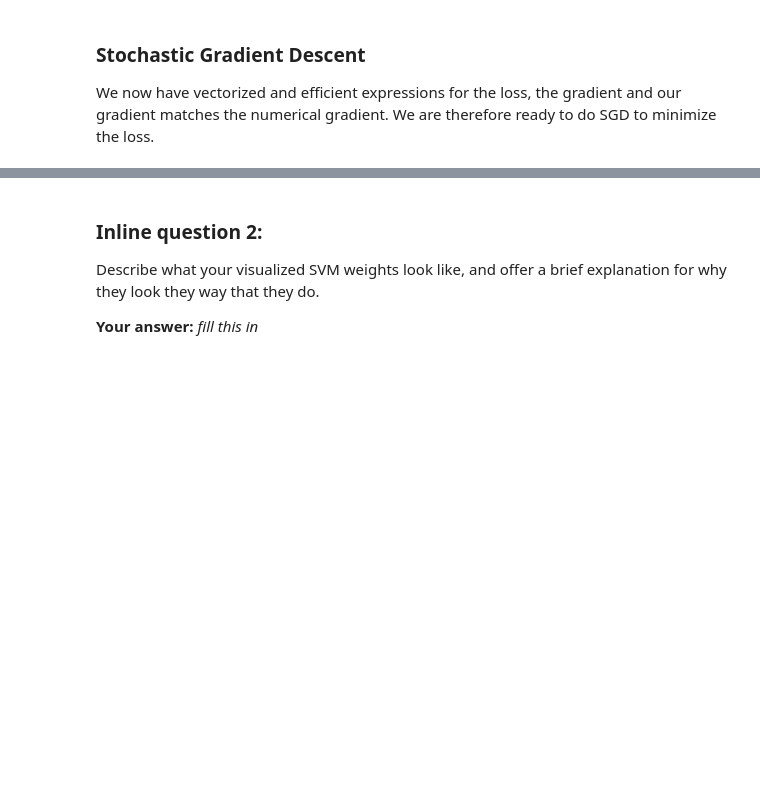
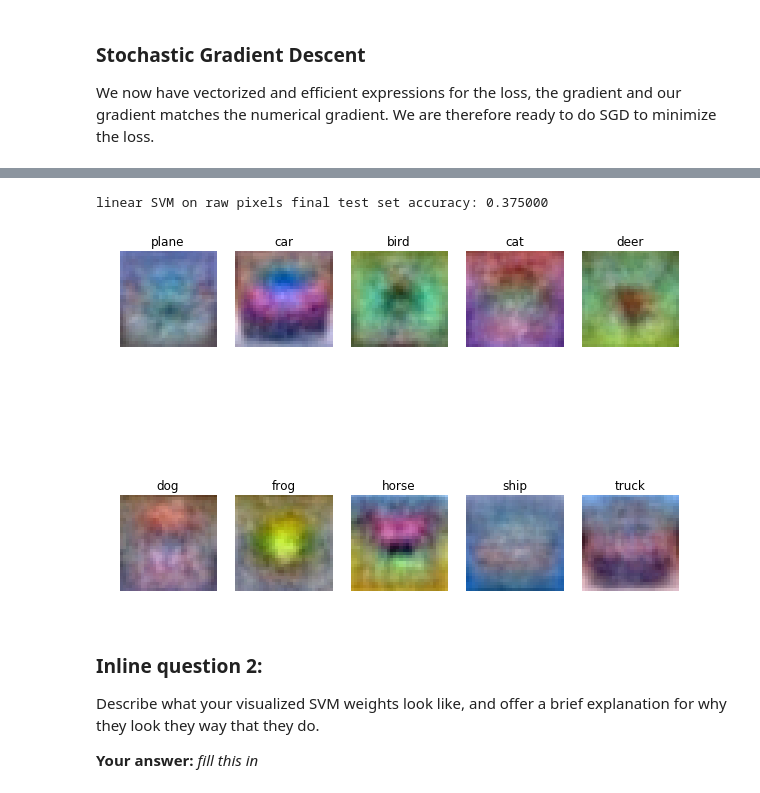
Before and after one commit to anhualin/MyLearning, a Jupyter notebook: CS231n/assignment1/svm.ipynb, the cells around one changed output, grey strips where cells are left out. Cells and saved outputs as stored; diff of their text form; code cells hidden in the pictures; blank space fills up the shorter version.

```diff
--- a/CS231n/assignment1/svm.ipynb
+++ b/CS231n/assignment1/svm.ipynb
@@ -263,6 +307,19 @@ results = {}
 best_val = -1   # The highest validation accuracy that we have seen so far.
 best_svm = None # The LinearSVM object that achieved the highest validation rate.
 
+for lr in learning_rates:
+    for rs in regularization_strengths:
+        svm = LinearSVM()
+        loss_hist = svm.train(X_train, y_train, learning_rate=lr, reg=rs,
+                      num_iters=1500, verbose=False)
+        y_train_pred = svm.predict(X_train)
+        train_accuracy = np.mean(y_train == y_train_pred)
+        y_val_pred = svm.predict(X_val)
+        val_accuracy = np.mean(y_val == y_val_pred)
+        results[(lr, rs)] = (train_accuracy, val_accuracy)
+        if val_accuracy > best_val:
+            best_val = val_accuracy
+            best_svm = svm
 ################################################################################
 # TODO:                                                                        #
 # Write code that chooses the best hyperparameters by tuning on the validation #
@@ -285,7 +342,7 @@ pass
 # Print out results.
 for lr, reg in sorted(results):
     train_accuracy, val_accuracy = results[(lr, reg)]
-    print 'lr %e reg %e train accuracy: %f val accuracy: %f' % (
-                lr, reg, train_accuracy, val_accuracy)
+    print('lr %e reg %e train accuracy: %f val accuracy: %f' % (
+                lr, reg, train_accuracy, val_accuracy))
 
-print 'best validation accuracy achieved during cross-validation: %f' % best_val
+print('best validation accuracy achieved during cross-validation: %f' % best_val)
@@ -314,23 +380,27 @@ plt.title('CIFAR-10 validation accuracy')
 # Evaluate the best svm on test set
 y_test_pred = best_svm.predict(X_test)
 test_accuracy = np.mean(y_test == y_test_pred)
-print 'linear SVM on raw pixels final test set accuracy: %f' % test_accuracy
+print('linear SVM on raw pixels final test set accuracy: %f' % test_accuracy)
+# %% [output]
+linear SVM on raw pixels final test set accuracy: 0.375000
 # %%
 # Visualize the learned weights for each class.
 # Depending on your choice of learning rate and regularization strength, these may
 # or may not be nice to look at.
 w = best_svm.W[:,:-1] # strip out the bias
 w = w.reshape(10, 32, 32, 3)
 w_min, w_max = np.min(w), np.max(w)
 classes = ['plane', 'car', 'bird', 'cat', 'deer', 'dog', 'frog', 'horse', 'ship', 'truck']
-for i in xrange(10):
+for i in range(10):
   plt.subplot(2, 5, i + 1)
 
   # Rescale the weights to be between 0 and 255
   wimg = 255.0 * (w[i].squeeze() - w_min) / (w_max - w_min)
   plt.imshow(wimg.astype('uint8'))
   plt.axis('off')
   plt.title(classes[i])
+# %% [output]
+[figure, added]
 # %% [markdown]
 ### Inline question 2:
 Describe what your visualized SVM weights look like, and offer a brief explanation for why they look they way that they do.
```
Also changed, not shown: parts of 10 cells of this notebook, 3 other files.
